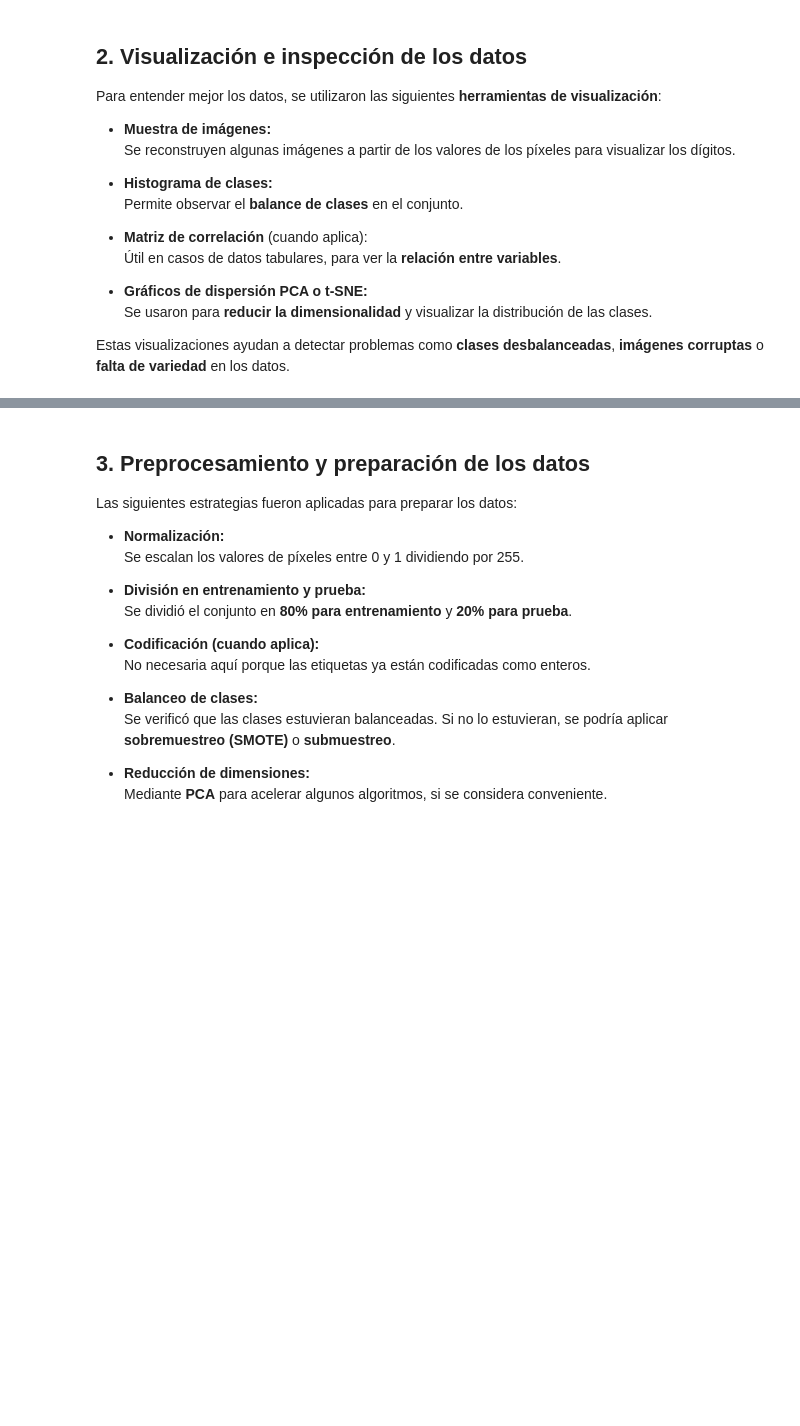
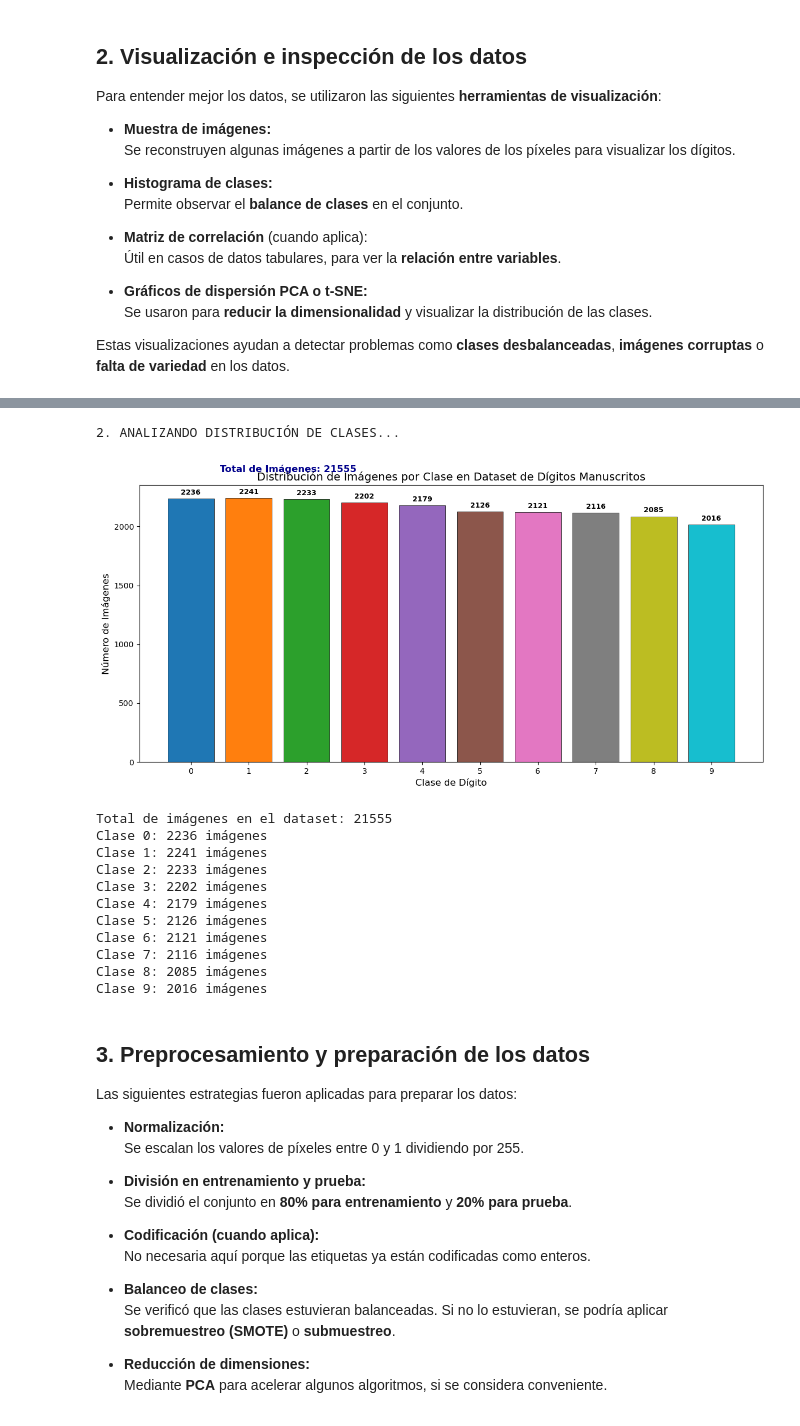
Before and after one commit to faritteranacosta/digitos, a Jupyter notebook: Final.ipynb, the cells around one changed output, grey strips where cells are left out. Drawn from its saved outputs; the diff is of its cells as text; code cells hidden in the pictures; blank space fills up the shorter version.

```diff
--- a/Final.ipynb
+++ b/Final.ipynb
@@ -44,3 +109,58 @@ Estas visualizaciones ayudan a detectar problemas como **clases desbalanceadas**
+# %%
+
+print("\n2. ANALIZANDO DISTRIBUCIÓN DE CLASES...")
+# Contar imágenes por clase
+digit_counts = {}
+total_images = 0
+for label in range(10):
+    folder_path = os.path.join(data_dir, str(label))
+    if os.path.exists(folder_path):
+        image_files = os.listdir(folder_path)
+        digit_counts[str(label)] = len(image_files)
+        total_images += len(image_files)
+
+# Crear gráfico de barras de distribución
+labels = list(digit_counts.keys())
+counts = list(digit_counts.values())
+colors = plt.cm.tab10(range(10))
+
+plt.figure(figsize=(12, 6))
+bars = plt.bar(labels, counts, color=colors, edgecolor='black', linewidth=0.5)
+plt.xlabel("Clase de Dígito", fontsize=12)
+plt.ylabel("Número de Imágenes", fontsize=12)
+plt.title("Distribución de Imágenes por Clase en Dataset de Dígitos Manuscritos", fontsize=14)
+plt.xticks(labels)
+
+# Añadir estadísticas
+plt.text(0.5, max(counts) * 1.1, f"Total de Imágenes: {total_images}",
+         ha='left', fontsize=12, color='darkblue', weight='bold')
+
+# Añadir valores encima de cada barra
+for bar in bars:
+    yval = bar.get_height()
+    plt.text(bar.get_x() + bar.get_width() / 2.0, yval + max(counts)*0.01,
+             int(yval), ha='center', va='bottom', fontsize=9, weight='bold')
+
+plt.tight_layout()
+plt.show()
+
+print(f"Total de imágenes en el dataset: {total_images}")
+for label, count in digit_counts.items():
+    print(f"Clase {label}: {count} imágenes")
+# %% [output]
+2. ANALIZANDO DISTRIBUCIÓN DE CLASES...
+[figure, added]
+Total de imágenes en el dataset: 21555
+Clase 0: 2236 imágenes
+Clase 1: 2241 imágenes
+Clase 2: 2233 imágenes
+Clase 3: 2202 imágenes
+Clase 4: 2179 imágenes
+Clase 5: 2126 imágenes
+Clase 6: 2121 imágenes
+Clase 7: 2116 imágenes
+Clase 8: 2085 imágenes
+Clase 9: 2016 imágenes
 # %% [markdown]
 ## **3. Preprocesamiento y preparación de los datos**
 
```
Also changed, not shown: parts of 5 cells of this notebook.
